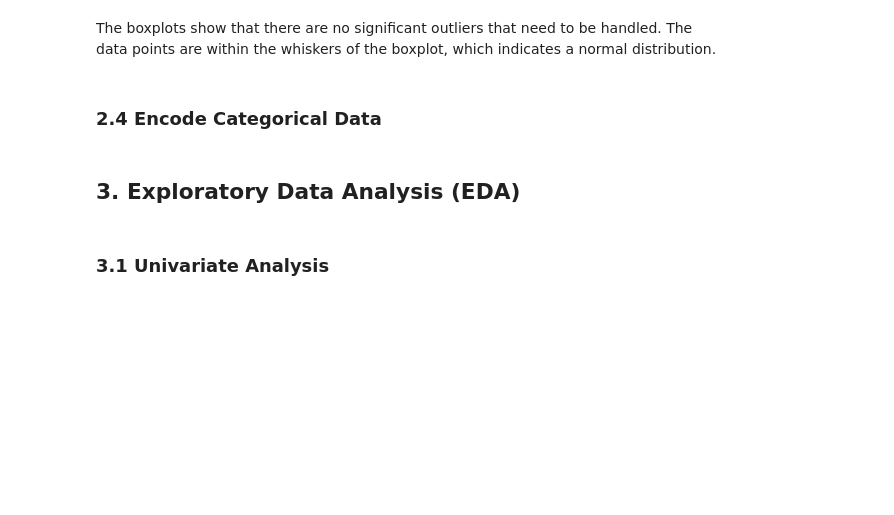
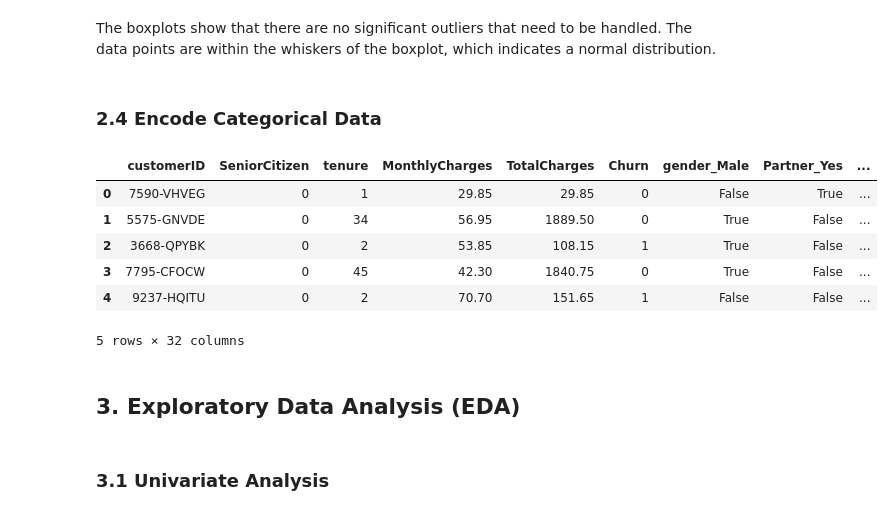
Before and after one commit to thenamakop/Python-Desktop, a Jupyter notebook: class/DA/Lab/Mini_Lab_Kalkali/draftv2.ipynb, the cells around one changed output. Cells and saved outputs as stored; diff of their text form; code cells hidden in the pictures; blank space fills up the shorter version.

```diff
--- a/class/DA/Lab/Mini_Lab_Kalkali/draftv2.ipynb
+++ b/class/DA/Lab/Mini_Lab_Kalkali/draftv2.ipynb
@@ -85,22 +90,31 @@ The boxplots show that there are no significant outliers that need to be handled
 # %%
 # Our model can only understand numbers, so we need to convert our categorical columns into numerical ones.
 # We'll use one-hot encoding for this. One-hot encoding creates new columns for each category and assigns a 1 or 0 to indicate the presence of the category.
 
 # Create a copy of the dataframe to work with
 df_encoded = df.copy()
 
 # Encode the 'Churn' column to 1 for 'Yes' and 0 for 'No'
 df_encoded['Churn'] = df_encoded['Churn'].apply(lambda x: 1 if x == 'Yes' else 0)
 
 # Identify categorical columns for one-hot encoding, excluding 'customerID'
 categorical_cols = df_encoded.select_dtypes(include=['object']).columns.tolist()
-categorical_cols.remove('customerID')
+if 'customerID' in categorical_cols:
+    categorical_cols.remove('customerID')
 
 # Perform one-hot encoding
 df_encoded = pd.get_dummies(df_encoded, columns=categorical_cols, drop_first=True)
 
 # Display the first few rows of the encoded dataframe
 df_encoded.head()
+# %% [output]
+|  | customerID | SeniorCitizen | tenure | MonthlyCharges | TotalCharges | Churn | gender_Male | Partner_Yes | ... |
+| 0 | 7590-VHVEG | 0 | 1 | 29.85 | 29.85 | 0 | False | True | ... |
+| 1 | 5575-GNVDE | 0 | 34 | 56.95 | 1889.50 | 0 | True | False | ... |
+| 2 | 3668-QPYBK | 0 | 2 | 53.85 | 108.15 | 1 | True | False | ... |
+| 3 | 7795-CFOCW | 0 | 45 | 42.30 | 1840.75 | 0 | True | False | ... |
+| 4 | 9237-HQITU | 0 | 2 | 70.70 | 151.65 | 1 | False | False | ... |
+5 rows × 32 columns
 # %% [markdown]
 ## 3. Exploratory Data Analysis (EDA)
 # %% [markdown]
```
Also changed, not shown: parts of 7 cells of this notebook, 1 other file.
